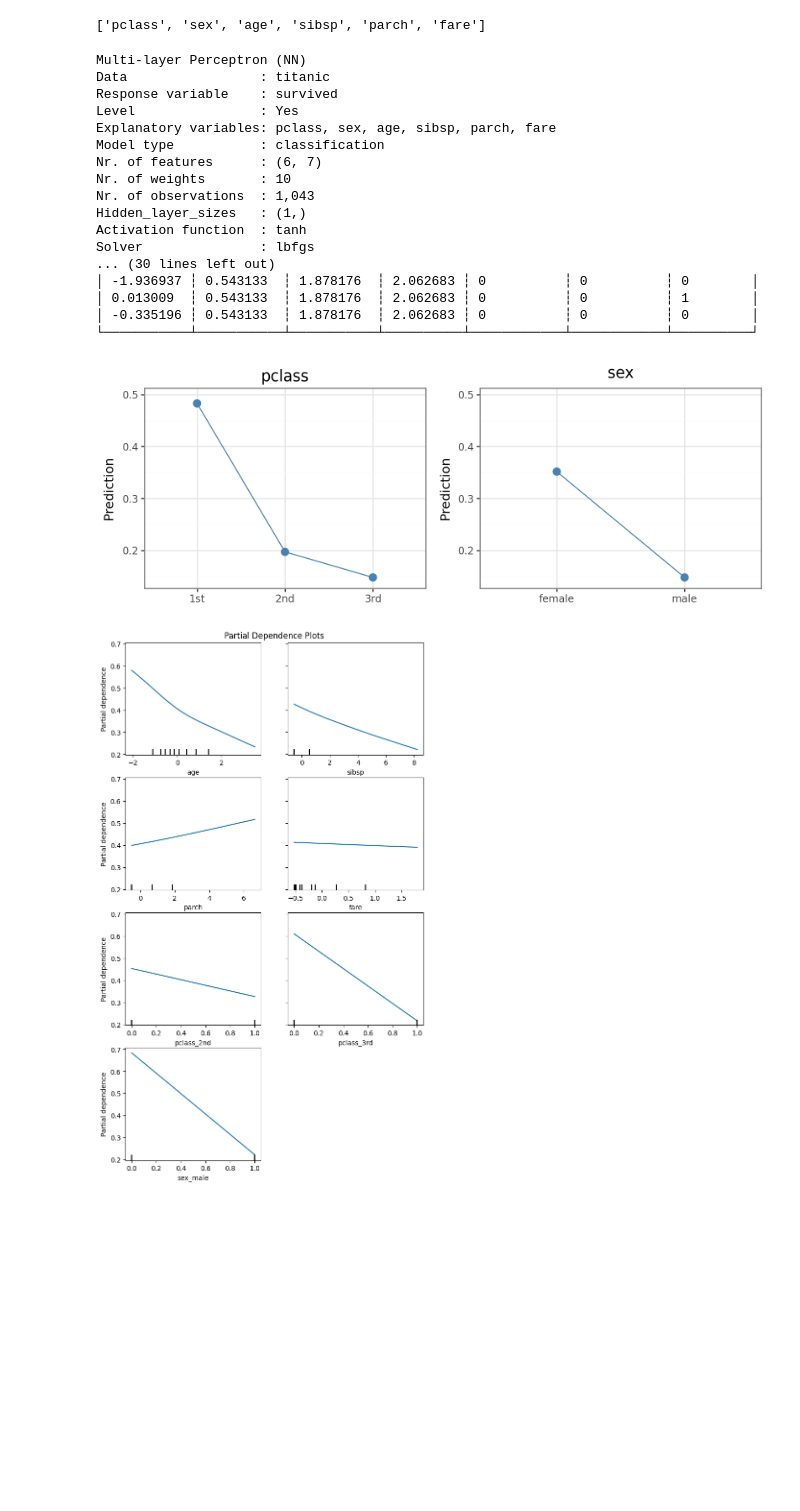
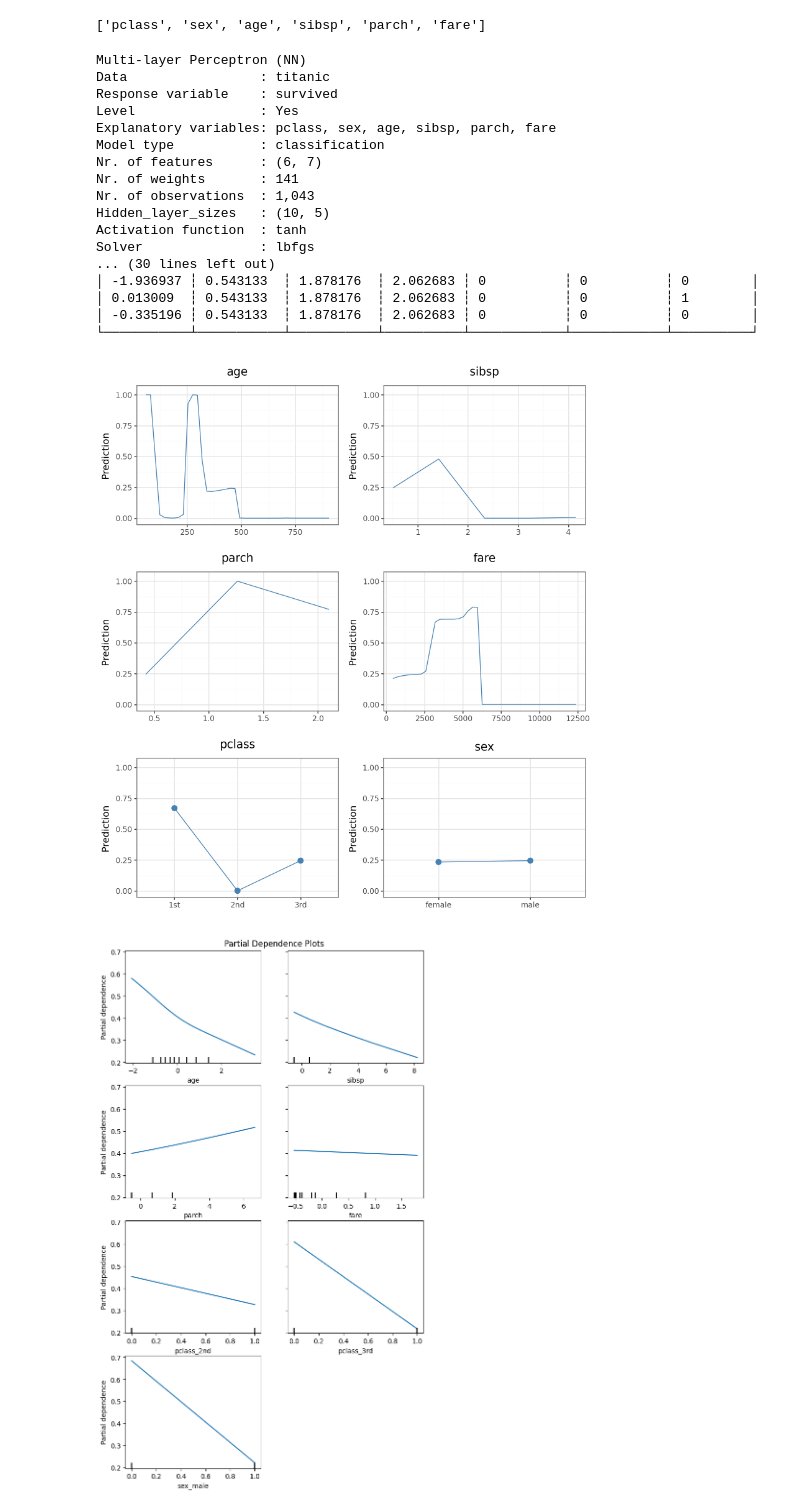
Before and after one commit to vnijs/pyrsm, a Jupyter notebook: examples/model/model-mlp-classification.ipynb, the cells around one changed output. Drawn from its saved outputs; the diff is of its cells as text; code cells hidden in the pictures; blank space fills up the shorter version.

```diff
--- a/examples/model/model-mlp-classification.ipynb
+++ b/examples/model/model-mlp-classification.ipynb
@@ -118,7 +118,7 @@ evar
 # %%
 clf_nn = rsm.model.mlp(
     {"titanic": titanic},
-    hidden_layer_sizes=(1,),
+    hidden_layer_sizes=(10, 5),
     alpha=0.001,
     rvar="survived",
     lev="Yes",
@@ -133,9 +133,9 @@ Level                : Yes
 Explanatory variables: pclass, sex, age, sibsp, parch, fare
 Model type           : classification
 Nr. of features      : (6, 7)
-Nr. of weights       : 10
+Nr. of weights       : 141
 Nr. of observations  : 1,043
-Hidden_layer_sizes   : (1,)
+Hidden_layer_sizes   : (10, 5)
 Activation function  : tanh
 Solver               : lbfgs
 ... (30 lines left out)
@@ -144,9 +144,9 @@ Solver               : lbfgs
 │ -0.335196 ┆ 0.543133  ┆ 1.878176  ┆ 2.062683 ┆ 0          ┆ 0          ┆ 0        │
 └───────────┴───────────┴───────────┴──────────┴────────────┴────────────┴──────────┘
 # %%
-clf_nn.plot("pred", incl=["pclass", "sex"])  # , incl_int=["pclass:age"])also
+clf_nn.plot("pred")  # , incl_int=["pclass:age"])also
 # %% [output]
-[figure, old version]
+[figure, new version]
 # %%
 clf_nn.plot(plots="pdp")
 # %% [output]
```
Also changed, not shown: 33 other files.
